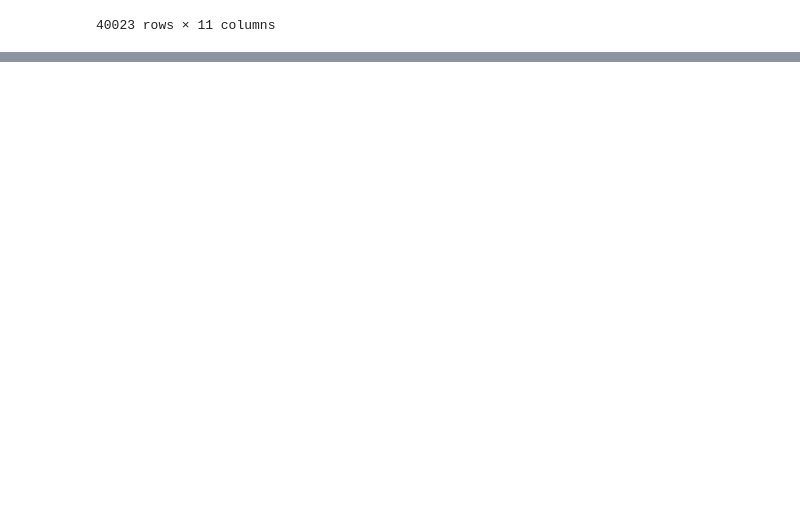
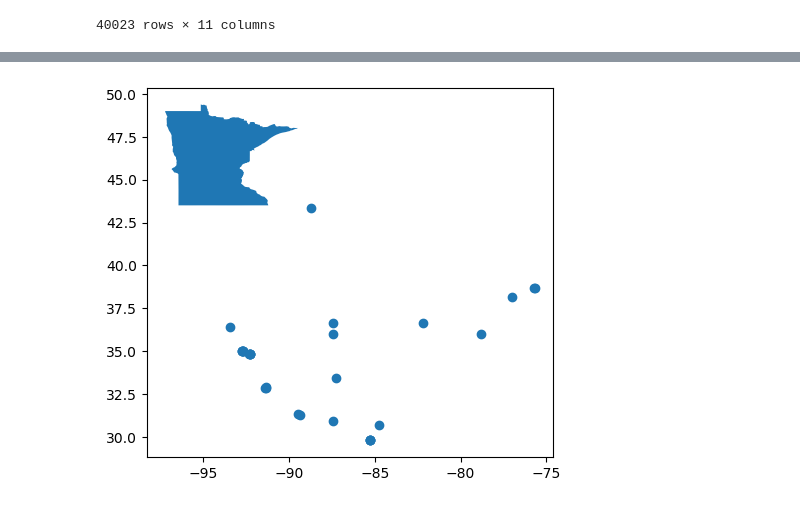
Before and after one commit to cu-esiil-edu/san-carlos-apache-college-demo-nquarder, a Jupyter notebook: san-carlos-apache-python-training.ipynb, the cells around one changed output, grey strips where cells are left out. Cells and saved outputs as stored; diff of their text form; code cells hidden in the pictures; blank space fills up the shorter version.

```diff
--- a/san-carlos-apache-python-training.ipynb
+++ b/san-carlos-apache-python-training.ipynb
@@ -370,0 +433,11 @@ storms
+# %%
+mn_storms = storms_gdf[storms_gdf["LOCATION"].isin(['CHANHASSEN',
+ 'HUTCHINSON ARPT',
+ 'BROOKLYN PARK',
+ 'BROOKLYN CENTER',
+ 'OAK GROVE',
+ 'STACY',
+ 'MENDOTA HGTS',
+ 'EAGAN'])]
+
+mn_storms
@@ -370,0 +488,10 @@ storms
+# %%
+# Select MN
+mn_bndry = us_gdf.loc[us_gdf['NAME'] == 'Minnesota']
+
+fig, ax = plt.subplots()
+mn_bndry.plot(ax=ax)
+mn_storms.plot(ax=ax)
+plt.show()
+# %% [output]
+[figure, added]
```
Also changed, not shown: parts of 12 cells of this notebook, 1 other file.
